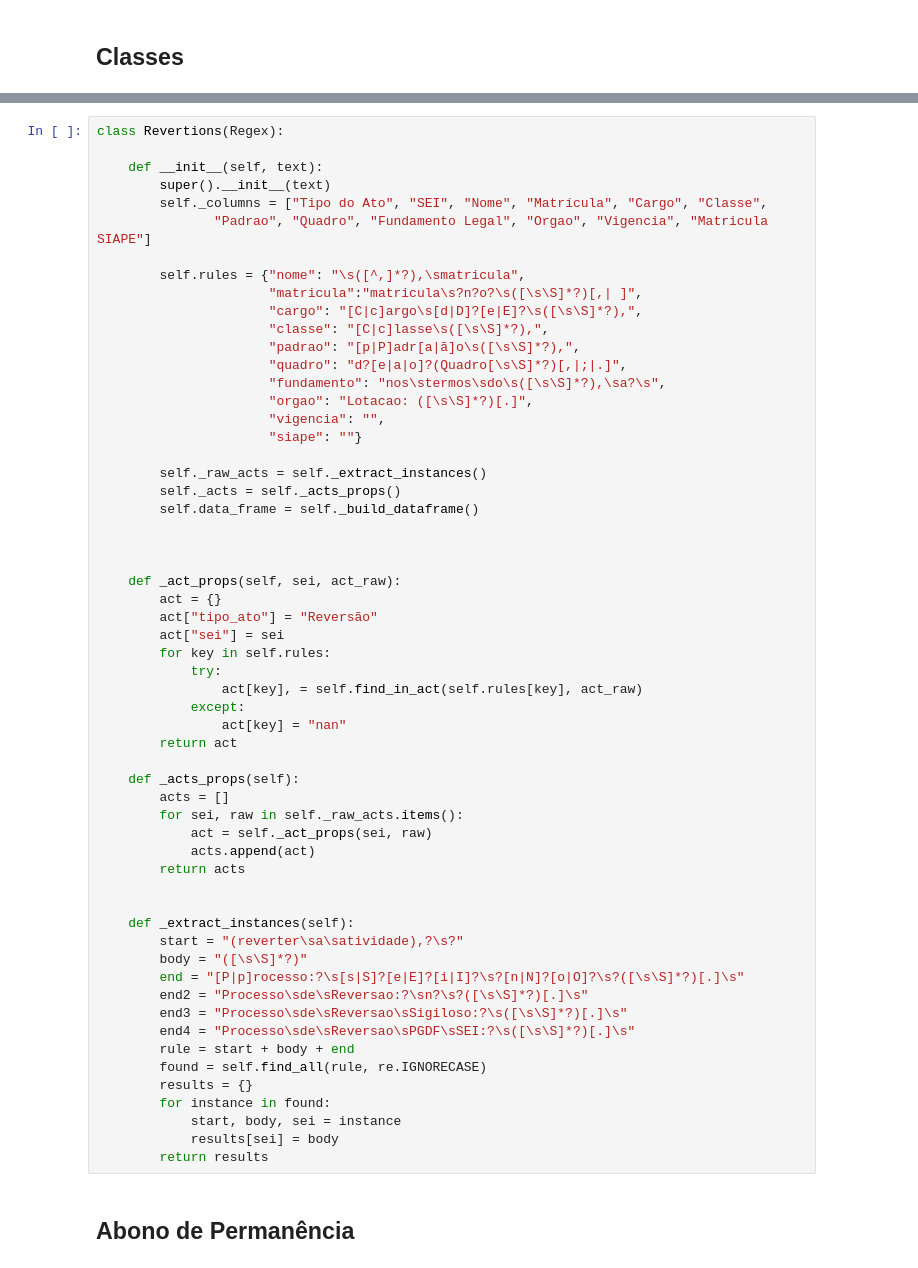
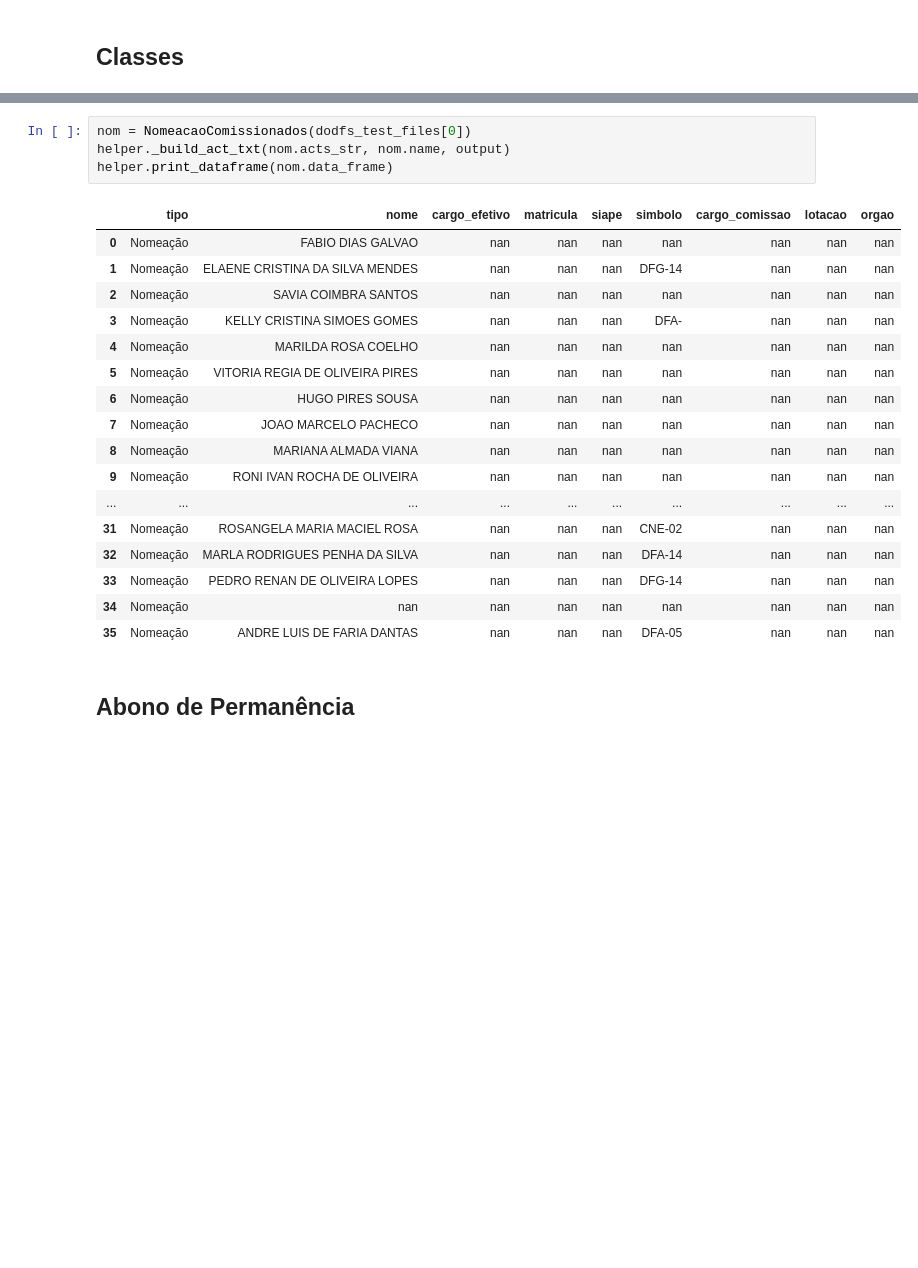
Before and after one commit to UnB-KnEDLe/Regex, a Jupyter notebook: scripts/atos.ipynb, the cells around one changed output, grey strips where cells are left out. Cells and saved outputs as stored; diff of their text form; blank space fills up the shorter version.

```diff
--- a/scripts/atos.ipynb
+++ b/scripts/atos.ipynb
@@ -135,61 +82,25 @@ class Retirements(Regex):
-# %%
-class Revertions(Regex):
-
-    def __init__(self, text):
-        super().__init__(text)
-        self._columns = ["Tipo do Ato", "SEI", "Nome", "Matrícula", "Cargo", "Classe",
-               "Padrao", "Quadro", "Fundamento Legal", "Orgao", "Vigencia", "Matricula SIAPE"]
-
-        self.rules = {"nome": "\s([^,]*?),\smatricula",
-                      "matricula":"matricula\s?n?o?\s([\s\S]*?)[,| ]",
-                      "cargo": "[C|c]argo\s[d|D]?[e|E]?\s([\s\S]*?),",
-                      "classe": "[C|c]lasse\s([\s\S]*?),",
-                      "padrao": "[p|P]adr[a|ã]o\s([\s\S]*?),",
-                      "quadro": "d?[e|a|o]?(Quadro[\s\S]*?)[,|;|.]",
-                      "fundamento": "nos\stermos\sdo\s([\s\S]*?),\sa?\s",
-                      "orgao": "Lotacao: ([\s\S]*?)[.]",
-                      "vigencia": "",
-                      "siape": ""}
-
-        self._raw_acts = self._extract_instances()
-        self._acts = self._acts_props()
-        self.data_frame = self._build_dataframe()
-
-
-
-    def _act_props(self, sei, act_raw):
-        act = {}
-        act["tipo_ato"] = "Reversão"
-        act["sei"] = sei
-        for key in self.rules:
-            try:
-                act[key], = self.find_in_act(self.rules[key], act_raw)
-            except:
-                act[key] = "nan"
-        return act
-
-    def _acts_props(self):
-        acts = []
-        for sei, raw in self._raw_acts.items():
-            act = self._act_props(sei, raw)
-            acts.append(act)
-        return acts
-
-
-    def _extract_instances(self):
-        start = "(reverter\sa\satividade),?\s?"
-        body = "([\s\S]*?)"
-        end = "[P|p]rocesso:?\s[s|S]?[e|E]?[i|I]?\s?[n|N]?[o|O]?\s?([\s\S]*?)[.]\s"
-        end2 = "Processo\sde\sReversao:?\sn?\s?([\s\S]*?)[.]\s"
-        end3 = "Processo\sde\sReversao\sSigiloso:?\s([\s\S]*?)[.]\s"
-        end4 = "Processo\sde\sReversao\sPGDF\sSEI:?\s([\s\S]*?)[.]\s"
-        rule = start + body + end
-        found = self.find_all(rule, re.IGNORECASE)
-        results = {}
-        for instance in found:
-            start, body, sei = instance
-            results[sei] = body
-        return results
+# %%
+nom = NomeacaoComissionados(dodfs_test_files[0])
+helper._build_act_txt(nom.acts_str, nom.name, output)
+helper.print_dataframe(nom.data_frame)
+# %% [output]
+|  | tipo | nome | cargo_efetivo | matricula | siape | simbolo | cargo_comissao | lotacao | orgao |
+| 0 | Nomeação | FABIO DIAS GALVAO | nan | nan | nan | nan | nan | nan | nan |
+| 1 | Nomeação | ELAENE CRISTINA DA SILVA MENDES | nan | nan | nan | DFG-14 | nan | nan | nan |
+| 2 | Nomeação | SAVIA COIMBRA SANTOS | nan | nan | nan | nan | nan | nan | nan |
+| 3 | Nomeação | KELLY CRISTINA SIMOES GOMES | nan | nan | nan | DFA- | nan | nan | nan |
+| 4 | Nomeação | MARILDA ROSA COELHO | nan | nan | nan | nan | nan | nan | nan |
+| 5 | Nomeação | VITORIA REGIA DE OLIVEIRA PIRES | nan | nan | nan | nan | nan | nan | nan |
+| 6 | Nomeação | HUGO PIRES SOUSA | nan | nan | nan | nan | nan | nan | nan |
+| 7 | Nomeação | JOAO MARCELO PACHECO | nan | nan | nan | nan | nan | nan | nan |
+| 8 | Nomeação | MARIANA ALMADA VIANA | nan | nan | nan | nan | nan | nan | nan |
+| 9 | Nomeação | RONI IVAN ROCHA DE OLIVEIRA | nan | nan | nan | nan | nan | nan | nan |
+| ... | ... | ... | ... | ... | ... | ... | ... | ... | ... |
+| 31 | Nomeação | ROSANGELA MARIA MACIEL ROSA | nan | nan | nan | CNE-02 | nan | nan | nan |
+| 32 | Nomeação | MARLA RODRIGUES PENHA DA SILVA | nan | nan | nan | DFA-14 | nan | nan | nan |
+| 33 | Nomeação | PEDRO RENAN DE OLIVEIRA LOPES | nan | nan | nan | DFG-14 | nan | nan | nan |
+| 34 | Nomeação | nan | nan | nan | nan | nan | nan | nan | nan |
+| 35 | Nomeação | ANDRE LUIS DE FARIA DANTAS | nan | nan | nan | DFA-05 | nan | nan | nan |
 # %% [markdown]
 ## Abono de Permanência
 # %%
```
Also changed, not shown: parts of 23 cells of this notebook, 11 other files.
